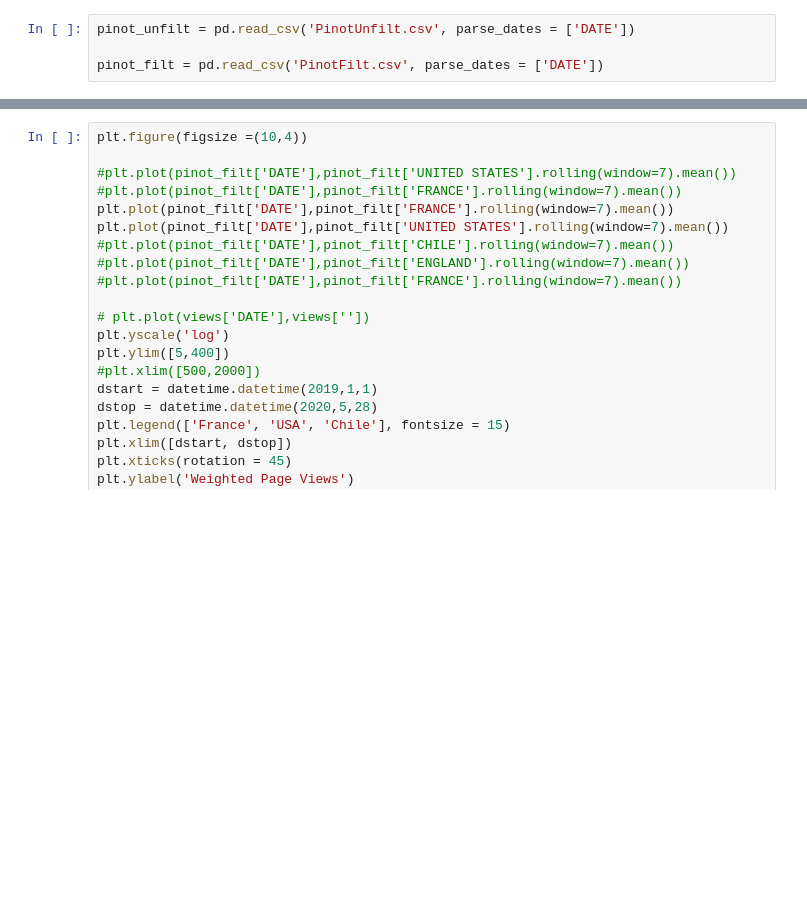
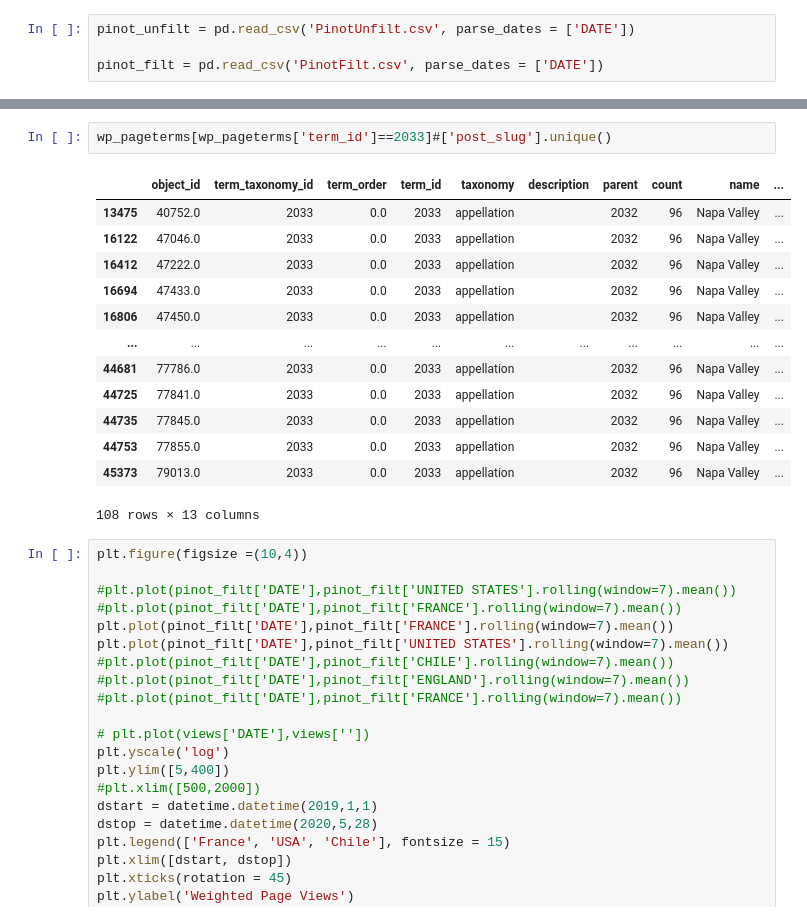
Before and after one commit to JocelynF/WineRegions, a Jupyter notebook: Testing Page Weights.ipynb, the cells around one changed output, grey strips where cells are left out. Saved outputs shown, nothing was run; the diff lists cells and outputs as text; blank space fills up the shorter version.

```diff
--- a/Testing Page Weights.ipynb
+++ b/Testing Page Weights.ipynb
@@ -166,3 +177,19 @@ NameError: name 'datetime' is not defined
+# %%
+wp_pageterms[wp_pageterms['term_id']==2033]#['post_slug'].unique()
+# %% [output]
+|  | object_id | term_taxonomy_id | term_order | term_id | taxonomy | description | parent | count | name | ... |
+| 13475 | 40752.0 | 2033 | 0.0 | 2033 | appellation |  | 2032 | 96 | Napa Valley | ... |
+| 16122 | 47046.0 | 2033 | 0.0 | 2033 | appellation |  | 2032 | 96 | Napa Valley | ... |
+| 16412 | 47222.0 | 2033 | 0.0 | 2033 | appellation |  | 2032 | 96 | Napa Valley | ... |
+| 16694 | 47433.0 | 2033 | 0.0 | 2033 | appellation |  | 2032 | 96 | Napa Valley | ... |
+| 16806 | 47450.0 | 2033 | 0.0 | 2033 | appellation |  | 2032 | 96 | Napa Valley | ... |
+| ... | ... | ... | ... | ... | ... | ... | ... | ... | ... | ... |
+| 44681 | 77786.0 | 2033 | 0.0 | 2033 | appellation |  | 2032 | 96 | Napa Valley | ... |
+| 44725 | 77841.0 | 2033 | 0.0 | 2033 | appellation |  | 2032 | 96 | Napa Valley | ... |
+| 44735 | 77845.0 | 2033 | 0.0 | 2033 | appellation |  | 2032 | 96 | Napa Valley | ... |
+| 44753 | 77855.0 | 2033 | 0.0 | 2033 | appellation |  | 2032 | 96 | Napa Valley | ... |
+| 45373 | 79013.0 | 2033 | 0.0 | 2033 | appellation |  | 2032 | 96 | Napa Valley | ... |
+108 rows × 13 columns
 # %%
 plt.figure(figsize =(10,4))
 
```
Also changed, not shown: parts of 8 cells of this notebook, 3 other files.
